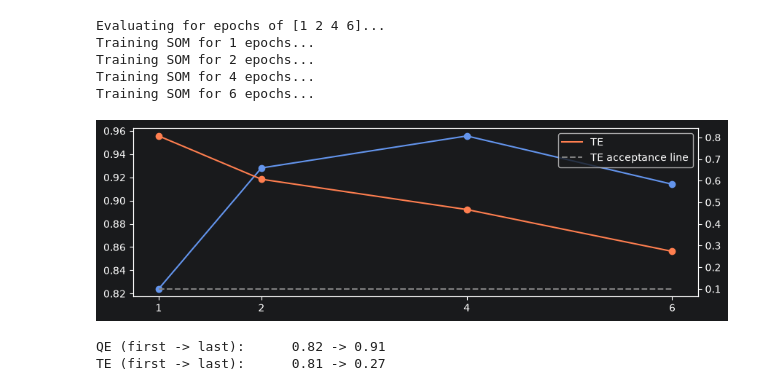
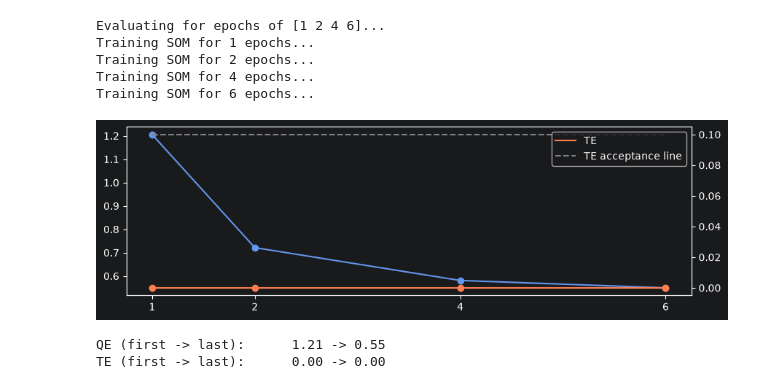
Before and after one commit to ophelia-rnd/minisom-representation, a Jupyter notebook: examples/plot_convergence.ipynb, the cells around one changed output. Drawn from its saved outputs; the diff is of its cells as text; code cells hidden in the pictures.

Commit message:
Implement fit as online and offline versions

```diff
--- a/examples/plot_convergence.ipynb
+++ b/examples/plot_convergence.ipynb
@@ -15,18 +15,19 @@ from minisom_representation.som_convergence import plot_som_convergence_over_epo
 # %%
 # default plot setting
 fig, qes, tes = plot_som_convergence_over_epochs(
     SomRepresentation.with_derived_params(X_scaled, random_seed=RANDOM_SEED, verbose=False),
     X_scaled,
+    fit_type="online",
     verbose=VERBOSE
 )
 print(f"\nQE (first -> last): \t {qes[0]:.2f} -> {qes[-1]:.2f}")
 print(f"TE (first -> last): \t {tes[0]:.2f} -> {tes[-1]:.2f}")
 # %% [output]
 Evaluating for epochs of [1 2 4 6]...
 Training SOM for 1 epochs...
 Training SOM for 2 epochs...
 Training SOM for 4 epochs...
 Training SOM for 6 epochs...
-[figure, old version]
+[figure, new version]
-QE (first -> last):      0.82 -> 0.91
-TE (first -> last):      0.81 -> 0.27
+QE (first -> last):      1.21 -> 0.55
+TE (first -> last):      0.00 -> 0.00
```
Also changed, not shown: parts of 3 cells of this notebook, 5 other files.
